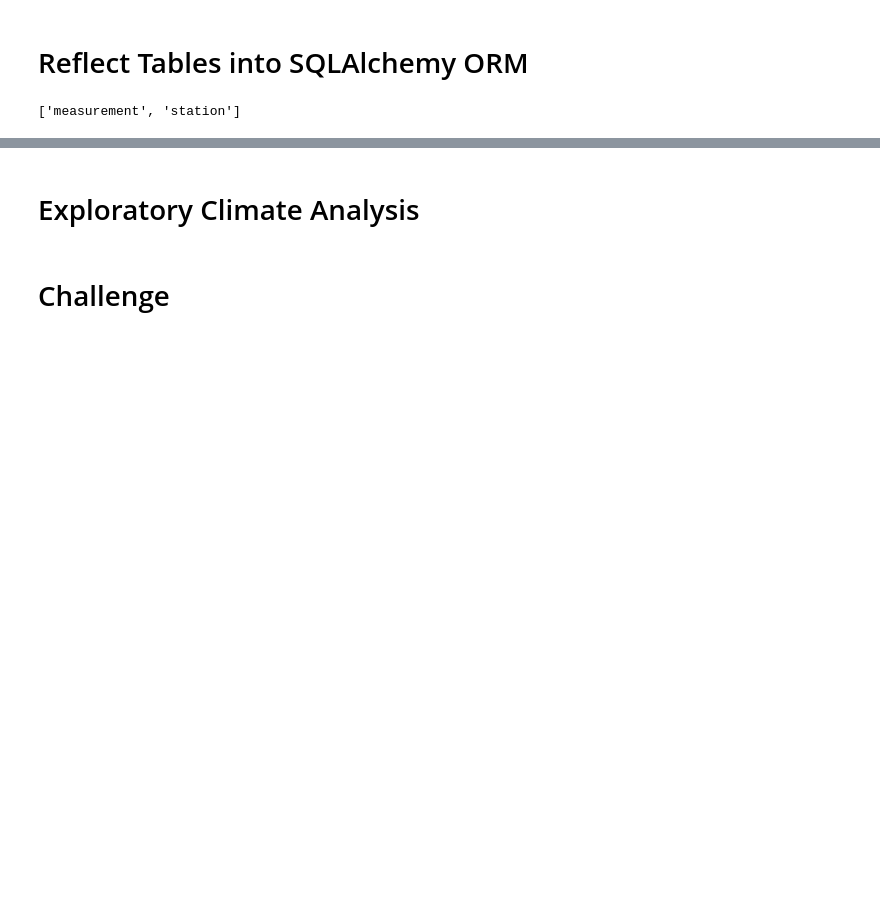
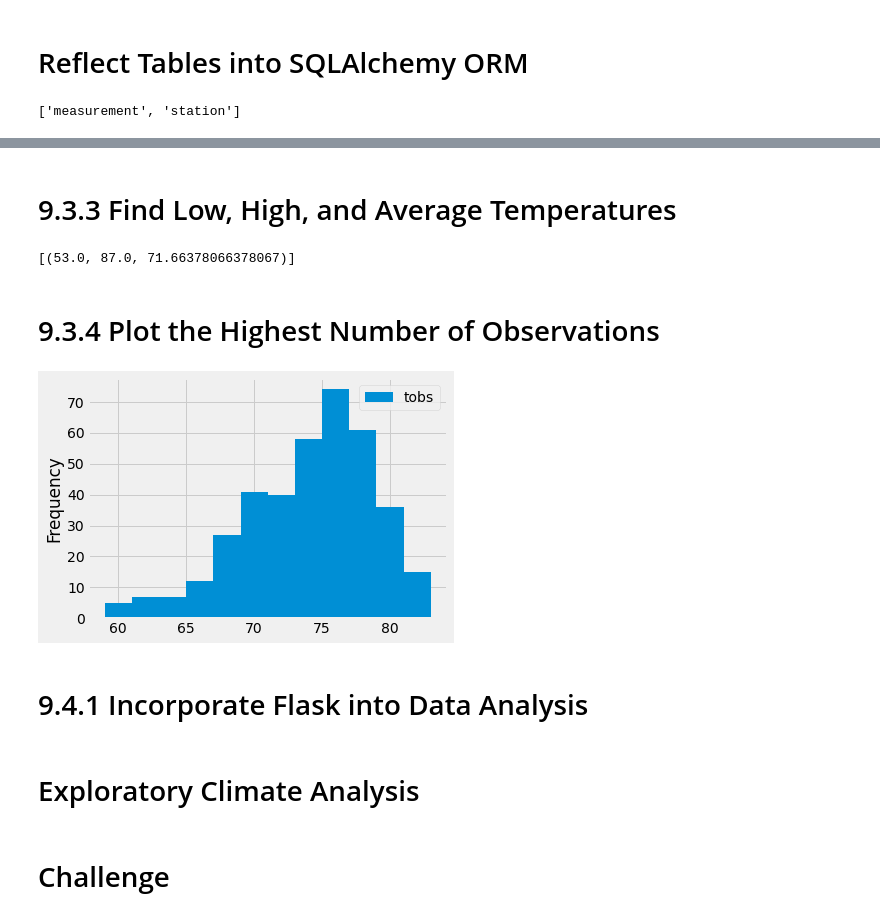
Before and after one commit to MiguelFids/surfs_up, a Jupyter notebook: climate_analysis.ipynb, the cells around one changed output, grey strips where cells are left out. Saved outputs shown, nothing was run; the diff lists cells and outputs as text; code cells hidden in the pictures; blank space fills up the shorter version.

```diff
--- a/climate_analysis.ipynb
+++ b/climate_analysis.ipynb
@@ -36,5 +36,4 @@ Base.classes.keys()
 # creating shortcuts to the 'measurement' and 'station' (columns)?
 Measurement = Base.classes.measurement
 Station = Base.classes.station
-
-type(Measurement)
+session = Session(engine)
@@ -49,3 +144,23 @@ sqlalchemy.orm.decl_api.DeclarativeMeta
+# %% [markdown]
+# 9.3.3 Find Low, High, and Average Temperatures
+# %%
+session.query(func.min(Measurement.tobs), func.max(Measurement.tobs),\
+              func.avg(Measurement.tobs).filter(Measurement.station == 'USC00519281')).all()
+# %% [output]
+[(53.0, 87.0, 71.66378066378067)]
+# %% [markdown]
+# 9.3.4 Plot the Highest Number of Observations
+# %%
+results = session.query(Measurement.tobs).\
+filter(Measurement.station == 'USC00519281').\
+filter(Measurement.date >= prev_year).all()
+results_df = pd.DataFrame(results, columns = ['tobs'])
+results_df.plot.hist(bins=12)
+plt.tight_layout()
+# %% [output]
+[figure, added]
+# %% [markdown]
+# 9.4.1 Incorporate Flask into Data Analysis
 # %% [markdown]
 # Exploratory Climate Analysis
 # %%
```
Also changed, not shown: parts of 16 cells of this notebook, 1 other file.
